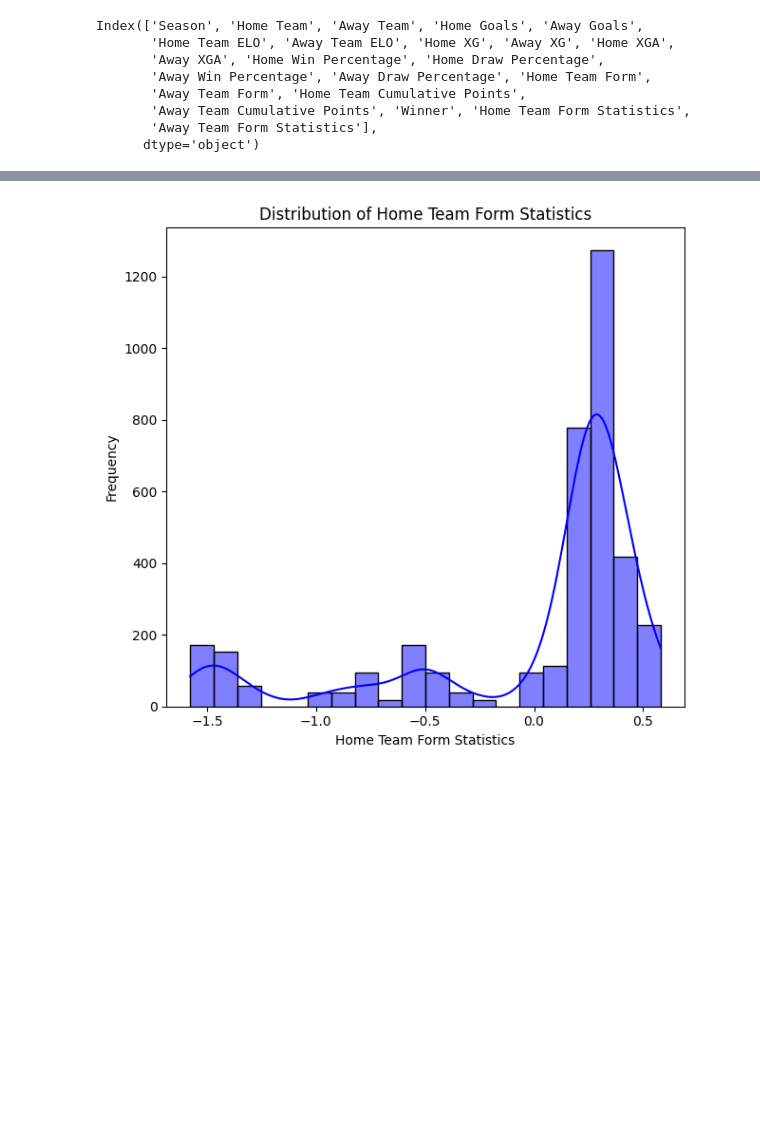
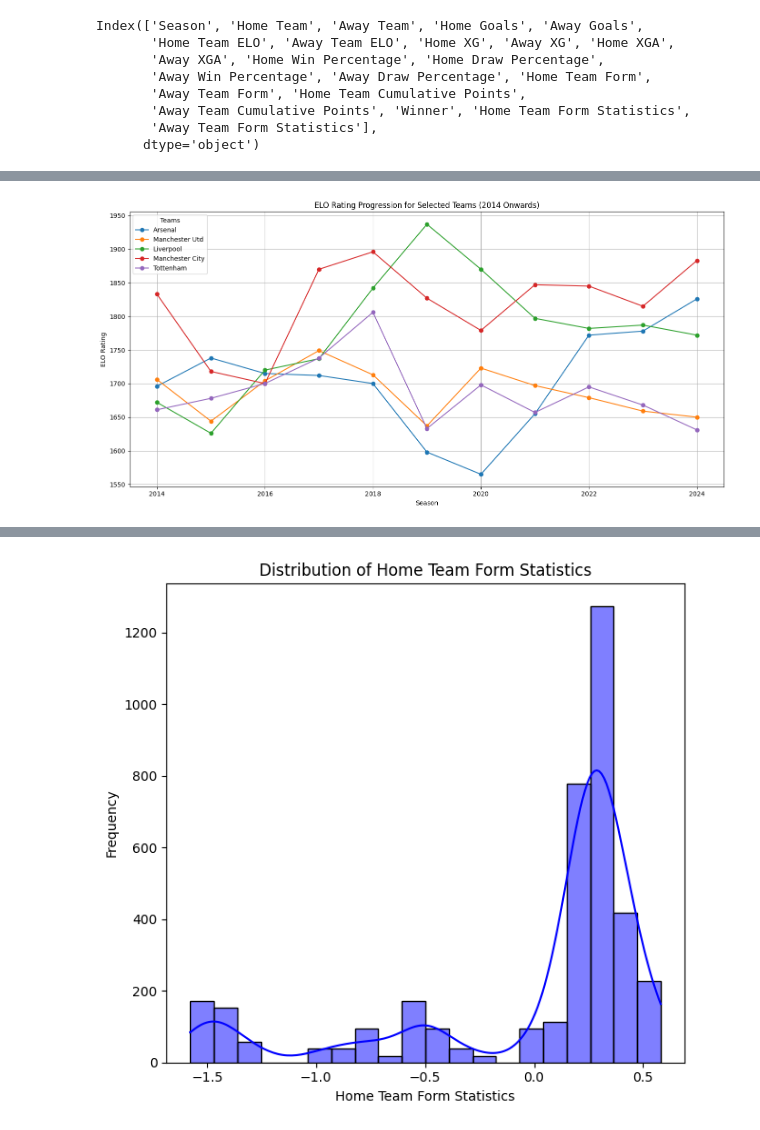
Before and after one commit to ML-Project-PremierInsights/ELO-Insights, a Jupyter notebook: EDA.ipynb, the cells around one changed output, grey strips where cells are left out. Saved outputs shown, nothing was run; the diff lists cells and outputs as text; code cells hidden in the pictures; blank space fills up the shorter version.

```diff
--- a/EDA.ipynb
+++ b/EDA.ipynb
@@ -21,3 +84,58 @@ Index(['Season', 'Home Team', 'Away Team', 'Home Goals', 'Away Goals',
+# %%
+# Read the data
+elo_df = pd.read_csv('Datasets/ELO_ratings.csv')
+
+# Parse the date column and extract the year for filtering seasons
+elo_df['Date'] = pd.to_datetime(elo_df['Date'])
+elo_df['Season'] = elo_df['Date'].dt.year
+
+# Filter data for seasons from 2014 onwards and for the highlighted teams
+highlight_teams = ["Arsenal", "Manchester Utd", "Liverpool", "Manchester City", "Tottenham"]
+filtered_elo_df = elo_df[
+    (elo_df['Season'] >= 2014) &
+    (elo_df['Home Team'].isin(highlight_teams) | elo_df['Away Team'].isin(highlight_teams))
+]
+
+# Initialize a dictionary to store ELO ratings progression for each team
+team_ratings = {team: [] for team in highlight_teams}
+
+# Iterate through the filtered data to compute ratings for the selected teams
+for season, matches in filtered_elo_df.groupby('Season'):
+    for team in highlight_teams:
+        # Get the home and away matches for the team
+        home_matches = matches[matches['Home Team'] == team]
+        away_matches = matches[matches['Away Team'] == team]
+
+        # Extract the last available rating for the season (assumption: last game represents the end-of-season rating)
+        if not home_matches.empty:
+            team_ratings[team].append(home_matches.iloc[-1]['Home Team Rating'])
+        elif not away_matches.empty:
+            team_ratings[team].append(away_matches.iloc[-1]['Away Team Rating'])
+        else:
+            # If no matches were found for the team in the season, use a placeholder (e.g., None or 0)
+            team_ratings[team].append(None)
+
+# Create a DataFrame to prepare for plotting
+ratings_df = pd.DataFrame(team_ratings, index=sorted(filtered_elo_df['Season'].unique()))
+
+# Plot ELO ratings progression for highlighted teams
+plt.figure(figsize=(14, 7))
+
+for team in highlight_teams:
+    plt.plot(ratings_df.index, ratings_df[team], marker='o', label=team)
+
+# Add labels, title, and legend
+plt.xlabel('Season')
+plt.ylabel('ELO Rating')
+plt.title('ELO Rating Progression for Selected Teams (2014 Onwards)')
+plt.legend(title="Teams", loc="upper left")
+plt.grid(True)
+plt.tight_layout()
+
+# Show the plot
+plt.show()
+# %% [output]
+[figure, added]
 # %%
 # 7. Seasonal Trends
 # Seasonal trends in Home Win Percentage
```
Also changed, not shown: parts of 3 cells of this notebook.
